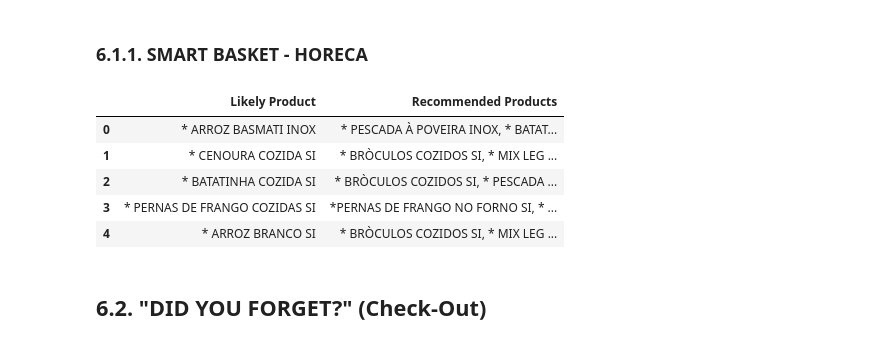
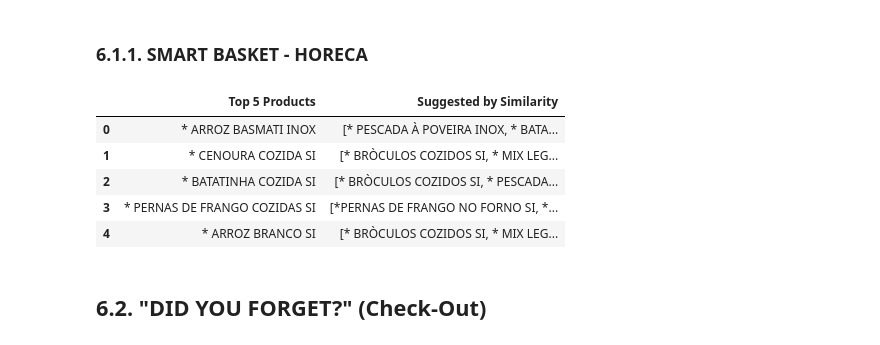
Before and after one commit to gugaaa1904/BC, a Jupyter notebook: Case 3 pt.2.ipynb, the cells around one changed output. Drawn from its saved outputs; the diff is of its cells as text; code cells hidden in the pictures.

```diff
--- a/Case 3 pt.2.ipynb
+++ b/Case 3 pt.2.ipynb
@@ -772,30 +816,28 @@ display(smart_basket_df)
 ### 6.1.1. SMART BASKET - HORECA
 # %%
 def smart_basket_horeca(similarity_dict, pagerank_scores, top_n=5, similar_n=3, similarity_metric='cosine'):
-    basket_rows = []
-
     top_products = pagerank_scores.head(top_n).index.tolist()
     sim_matrix = similarity_dict[similarity_metric]
+    rows = []
 
     for product in top_products:
         if product not in sim_matrix.index:
             continue
+        similar_products = sim_matrix[product].drop(index=product).sort_values(ascending=False)
+        recommendations = [p for p in similar_products.index if p not in top_products][:similar_n]
+        rows.append({'Top 5 Products': product, 'Suggested by Similarity': recommendations})
 
-        similar_products = sim_matrix[product].drop(index=product).sort_values(ascending=False)
-        recommended = [p for p in similar_products.index if p not in top_products][:similar_n]
-        basket_rows.append({'Likely Product': product,'Recommended Products': ', '.join(recommended)})
-
-    return pd.DataFrame(basket_rows)
+    return pd.DataFrame(rows)
 # %%
-smart_basket_horeca_df = smart_basket_horeca(horeca_similarity, pagerank_scores_horeca, top_n=5, similar_n=3, similarity_metric='cosine')
+smart_basket_horeca_df = smart_basket_horeca(similarity_dict=horeca_similarity, pagerank_scores=pagerank_scores_horeca, top_n=5, similar_n=3,similarity_metric='cosine')
 display(smart_basket_horeca_df)
 # %% [output]
-|  | Likely Product | Recommended Products |
-| 0 | * ARROZ BASMATI INOX | * PESCADA À POVEIRA INOX, * BATAT... |
-| 1 | * CENOURA COZIDA SI | * BRÒCULOS COZIDOS SI, * MIX LEG ... |
-| 2 | * BATATINHA COZIDA SI | * BRÒCULOS COZIDOS SI, * PESCADA ... |
-| 3 | * PERNAS DE FRANGO COZIDAS SI | *PERNAS DE FRANGO NO FORNO SI, * ... |
-| 4 | * ARROZ BRANCO SI | * BRÒCULOS COZIDOS SI, * MIX LEG ... |
+|  | Top 5 Products | Suggested by Similarity |
+| 0 | * ARROZ BASMATI INOX | [* PESCADA À POVEIRA INOX, * BATA... |
+| 1 | * CENOURA COZIDA SI | [* BRÒCULOS COZIDOS SI, * MIX LEG... |
+| 2 | * BATATINHA COZIDA SI | [* BRÒCULOS COZIDOS SI, * PESCADA... |
+| 3 | * PERNAS DE FRANGO COZIDAS SI | [*PERNAS DE FRANGO NO FORNO SI, *... |
+| 4 | * ARROZ BRANCO SI | [* BRÒCULOS COZIDOS SI, * MIX LEG... |
 # %% [markdown]
 ## 6.2. "DID YOU FORGET?" (Check-Out)
 # %%
```
Also changed, not shown: parts of 5 cells of this notebook, 1 other file.
